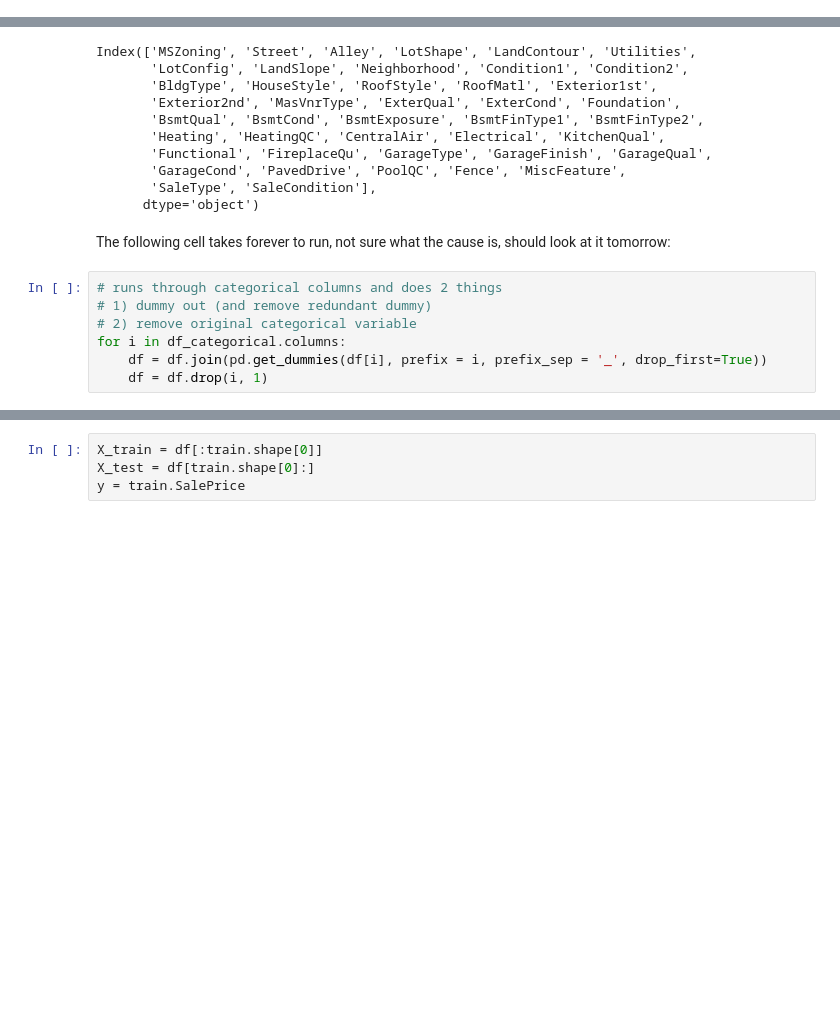
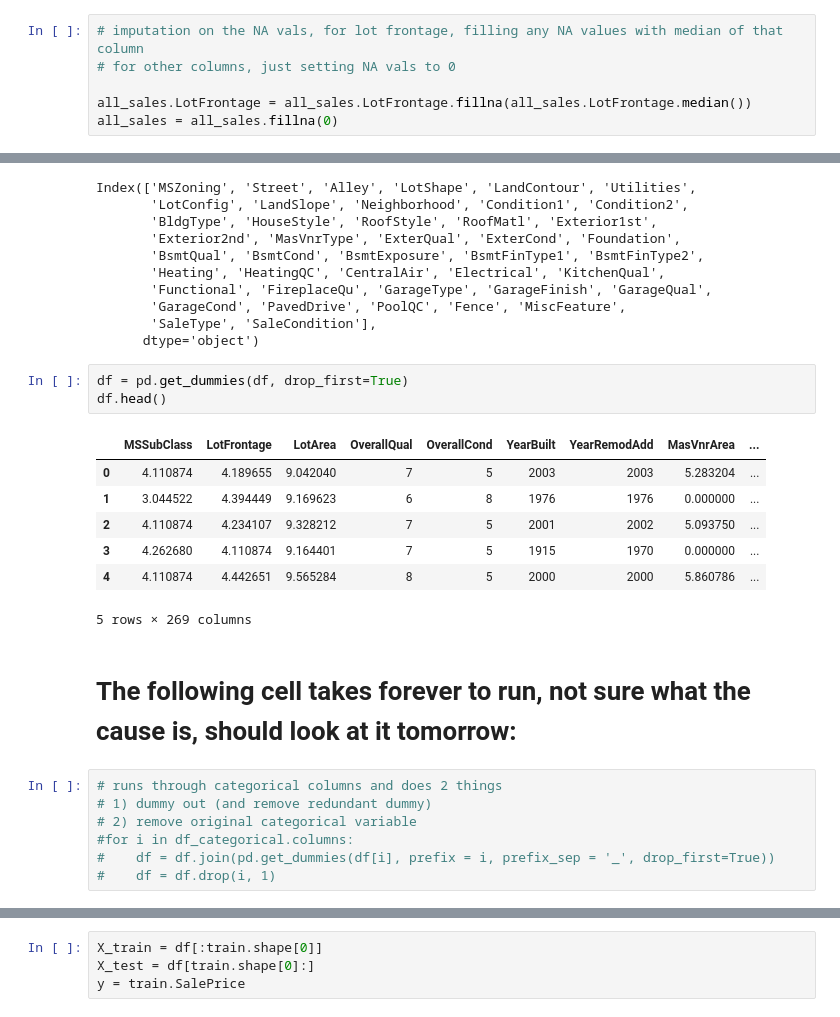
Before and after one commit to jakedaford/housing-prices-ML-project, a Jupyter notebook: josh/Transformation Ideas.ipynb, the cells around one changed output, grey strips where cells are left out. Saved outputs shown, nothing was run; the diff lists cells and outputs as text; blank space fills up the shorter version.

```diff
--- a/josh/Transformation Ideas.ipynb
+++ b/josh/Transformation Ideas.ipynb
@@ -296,3 +307,9 @@ all_sales = all_sales.fillna(0)
+# %%
+# imputation on the NA vals, for lot frontage, filling any NA values with median of that column
+# for other columns, just setting NA vals to 0
+
+all_sales.LotFrontage = all_sales.LotFrontage.fillna(all_sales.LotFrontage.median())
+all_sales = all_sales.fillna(0)
 # %%
 all_sales['TotalSF'] = (all_sales['BsmtFinSF1'].fillna(0) +
                         all_sales['BsmtFinSF2'].fillna(0) +
@@ -362,15 +380,26 @@ Index(['MSZoning', 'Street', 'Alley', 'LotShape', 'LandContour', 'Utilities',
        'GarageCond', 'PavedDrive', 'PoolQC', 'Fence', 'MiscFeature',
        'SaleType', 'SaleCondition'],
       dtype='object')
+# %%
+df = pd.get_dummies(df, drop_first=True)
+df.head()
+# %% [output]
+|  | MSSubClass | LotFrontage | LotArea | OverallQual | OverallCond | YearBuilt | YearRemodAdd | MasVnrArea | ... |
+| 0 | 4.110874 | 4.189655 | 9.042040 | 7 | 5 | 2003 | 2003 | 5.283204 | ... |
+| 1 | 3.044522 | 4.394449 | 9.169623 | 6 | 8 | 1976 | 1976 | 0.000000 | ... |
+| 2 | 4.110874 | 4.234107 | 9.328212 | 7 | 5 | 2001 | 2002 | 5.093750 | ... |
+| 3 | 4.262680 | 4.110874 | 9.164401 | 7 | 5 | 1915 | 1970 | 0.000000 | ... |
+| 4 | 4.110874 | 4.442651 | 9.565284 | 8 | 5 | 2000 | 2000 | 5.860786 | ... |
+5 rows × 269 columns
 # %% [markdown]
-The following cell takes forever to run, not sure what the cause is, should look at it tomorrow:
+# The following cell takes forever to run, not sure what the cause is, should look at it tomorrow:
 # %%
 # runs through categorical columns and does 2 things
 # 1) dummy out (and remove redundant dummy)
 # 2) remove original categorical variable
-for i in df_categorical.columns:
-    df = df.join(pd.get_dummies(df[i], prefix = i, prefix_sep = '_', drop_first=True))
-    df = df.drop(i, 1)
+#for i in df_categorical.columns:
+#    df = df.join(pd.get_dummies(df[i], prefix = i, prefix_sep = '_', drop_first=True))
+#    df = df.drop(i, 1)
 # %%
 # many more variables now but NONE are categorical
 print(all_sales.shape)
```
Also changed, not shown: parts of 16 cells of this notebook.
